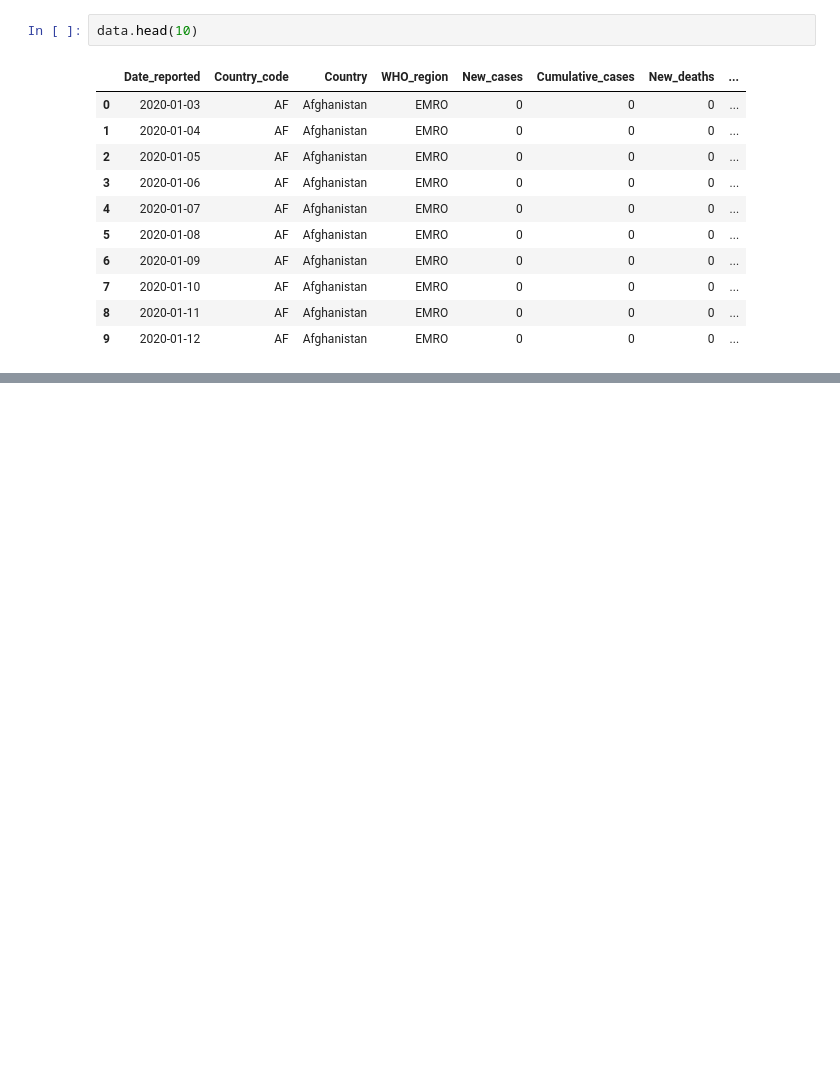
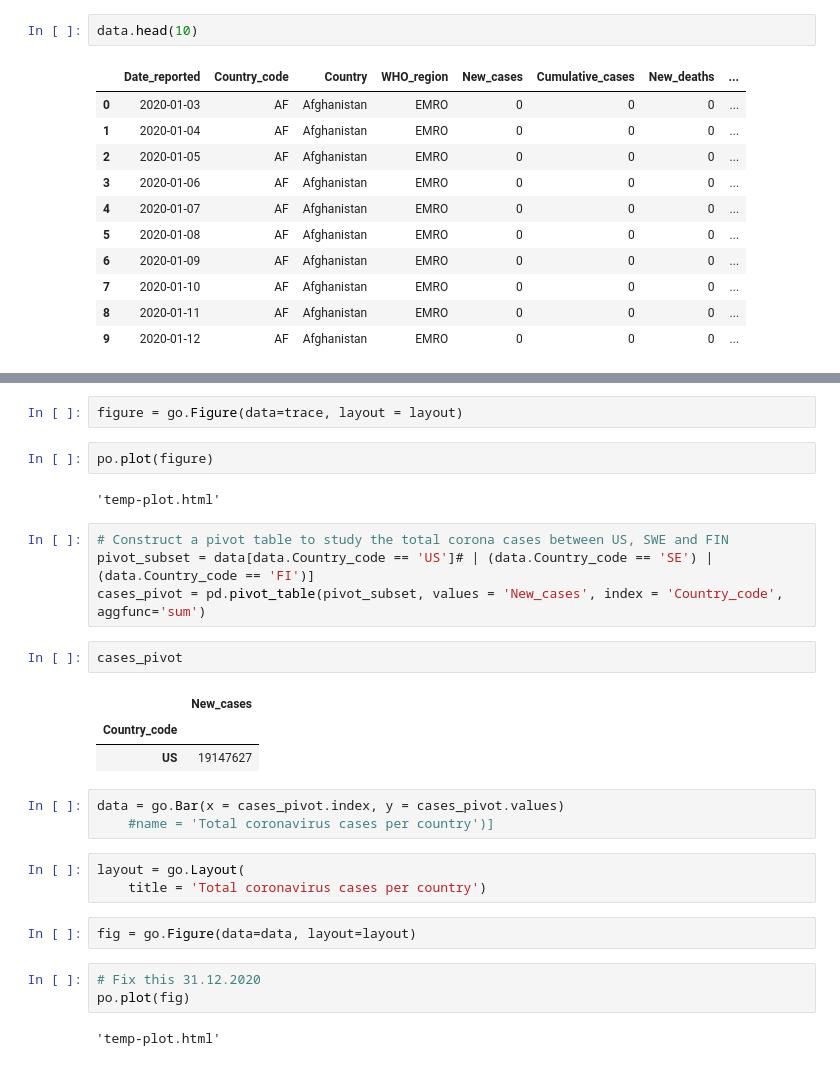
Before and after one commit to jarvijaakko/Corona_analysis, a Jupyter notebook: Corona_plotly.ipynb, the cells around one changed output, grey strips where cells are left out. Saved outputs shown, nothing was run; the diff lists cells and outputs as text; blank space fills up the shorter version.

Commit message:
Add bar plot

```diff
--- a/Corona_plotly.ipynb
+++ b/Corona_plotly.ipynb
@@ -91,0 +108,29 @@ pyo.plot([{
+# %%
+figure = go.Figure(data=trace, layout = layout)
+# %%
+po.plot(figure)
+# %% [output]
+'temp-plot.html'
+# %%
+# Construct a pivot table to study the total corona cases between US, SWE and FIN
+pivot_subset = data[data.Country_code == 'US']# | (data.Country_code == 'SE') | (data.Country_code == 'FI')]
+cases_pivot = pd.pivot_table(pivot_subset, values = 'New_cases', index = 'Country_code', aggfunc='sum')
+# %%
+cases_pivot
+# %% [output]
+|  | New_cases |
+| Country_code |  |
+| US | 19147627 |
+# %%
+data = go.Bar(x = cases_pivot.index, y = cases_pivot.values)
+    #name = 'Total coronavirus cases per country')]
+# %%
+layout = go.Layout(
+    title = 'Total coronavirus cases per country')
+# %%
+fig = go.Figure(data=data, layout=layout)
+# %%
+# Fix this 31.12.2020
+po.plot(fig)
+# %% [output]
+'temp-plot.html'
```
Also changed, not shown: parts of 9 cells of this notebook.
